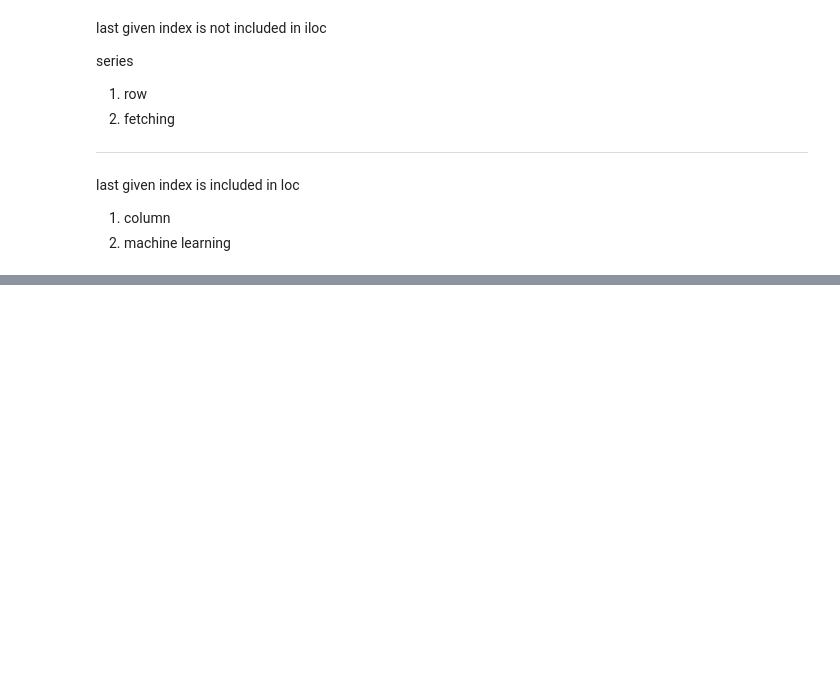
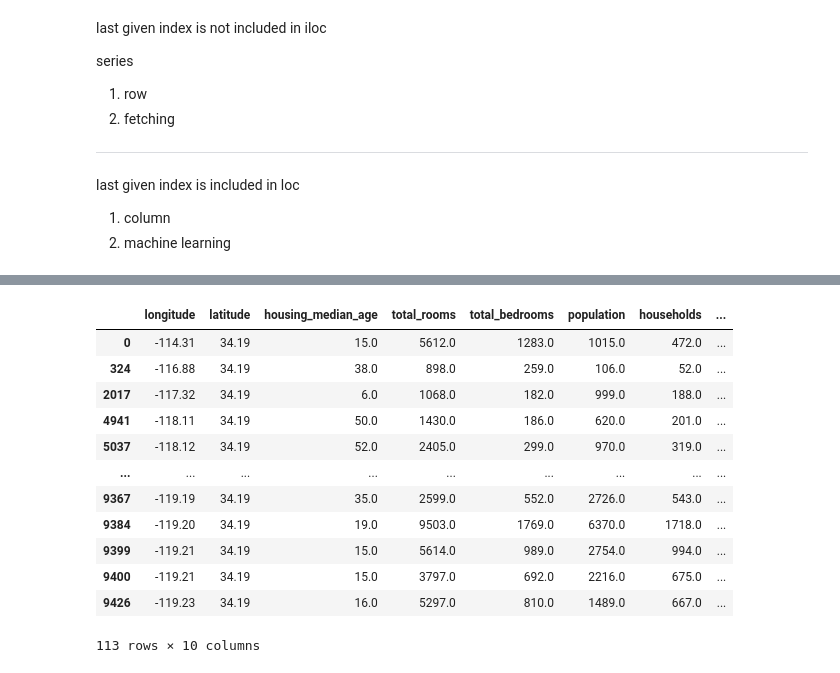
Before and after one commit to sanjana1391/Sanjana-DAML-2021-22, a Jupyter notebook: pandas.ipynb, the cells around one changed output, grey strips where cells are left out. Saved outputs shown, nothing was run; the diff lists cells and outputs as text; code cells hidden in the pictures; blank space fills up the shorter version.

```diff
--- a/pandas.ipynb
+++ b/pandas.ipynb
@@ -185,0 +224,16 @@ last given index is  included in loc
+# %%
+df[df.latitude==34.19]
+# %% [output]
+|  | longitude | latitude | housing_median_age | total_rooms | total_bedrooms | population | households | ... |
+| 0 | -114.31 | 34.19 | 15.0 | 5612.0 | 1283.0 | 1015.0 | 472.0 | ... |
+| 324 | -116.88 | 34.19 | 38.0 | 898.0 | 259.0 | 106.0 | 52.0 | ... |
+| 2017 | -117.32 | 34.19 | 6.0 | 1068.0 | 182.0 | 999.0 | 188.0 | ... |
+| 4941 | -118.11 | 34.19 | 50.0 | 1430.0 | 186.0 | 620.0 | 201.0 | ... |
+| 5037 | -118.12 | 34.19 | 52.0 | 2405.0 | 299.0 | 970.0 | 319.0 | ... |
+| ... | ... | ... | ... | ... | ... | ... | ... | ... |
+| 9367 | -119.19 | 34.19 | 35.0 | 2599.0 | 552.0 | 2726.0 | 543.0 | ... |
+| 9384 | -119.20 | 34.19 | 19.0 | 9503.0 | 1769.0 | 6370.0 | 1718.0 | ... |
+| 9399 | -119.21 | 34.19 | 15.0 | 5614.0 | 989.0 | 2754.0 | 994.0 | ... |
+| 9400 | -119.21 | 34.19 | 15.0 | 3797.0 | 692.0 | 2216.0 | 675.0 | ... |
+| 9426 | -119.23 | 34.19 | 16.0 | 5297.0 | 810.0 | 1489.0 | 667.0 | ... |
+113 rows × 10 columns
```
Also changed, not shown: parts of 18 cells of this notebook.
